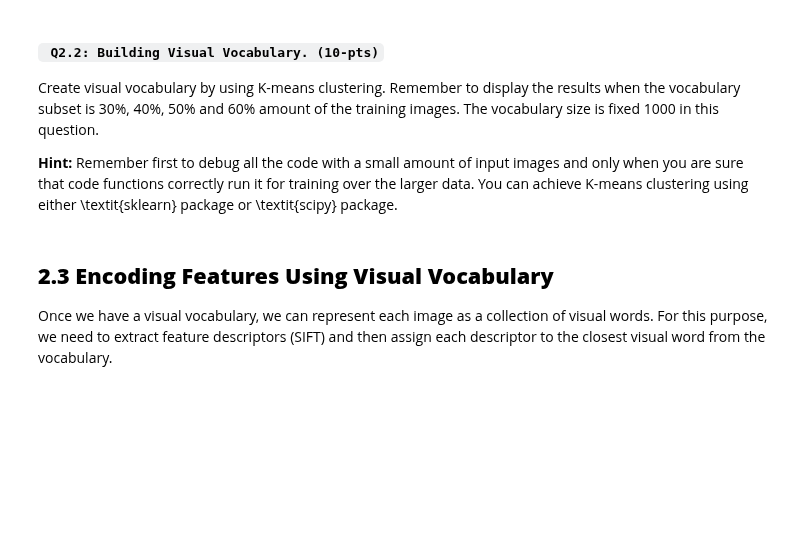
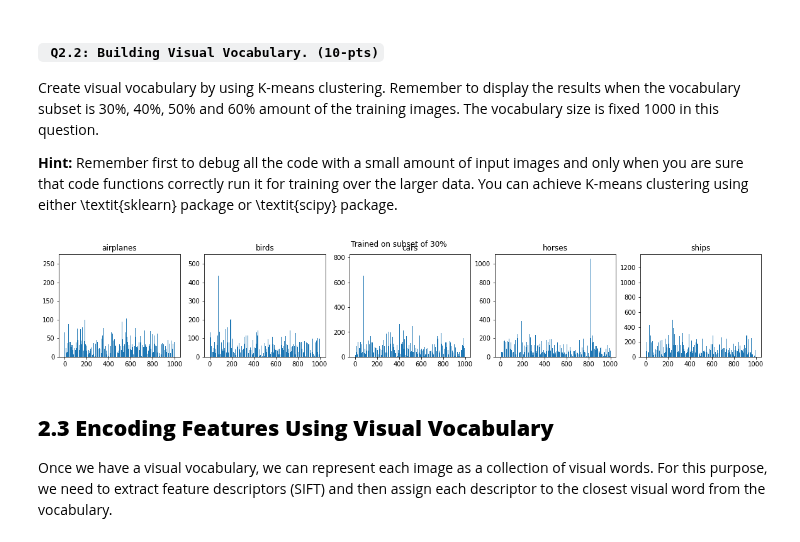
Before and after one commit to joangog/computer-vision-1, a Jupyter notebook: Final_Lab_Part_1/FinalLab_part1.ipynb, the cells around one changed output. Drawn from its saved outputs; the diff is of its cells as text; code cells hidden in the pictures; blank space fills up the shorter version.

```diff
--- a/Final_Lab_Part_1/FinalLab_part1.ipynb
+++ b/Final_Lab_Part_1/FinalLab_part1.ipynb
@@ -152,12 +165,84 @@ Here, we will obtain visual words by clustering feature descriptors, so each clu
 Create visual vocabulary by using K-means clustering. Remember to display the results when the vocabulary subset is 30\%, 40\%, 50\% and 60\% amount of the training images. The vocabulary size is fixed 1000 in this question.
 
 **Hint:** Remember first to debug all the code with a small amount of input images and only when you are sure that code functions correctly run it for training over the larger data. You can achieve K-means clustering using either \textit{sklearn} package or \textit{scipy} package.
-# %%
-######################
-# code
-######################
-K = 1000
-subset = [*airplane_images[:100], *bird_images[:100], *car_images[:100], *horse_images[:100], *ship_images[:100]]
+# %%
+######################
+# code
+######################
+
+import collections
+
+K = 1000
+subset1 = [*airplanes[:100], *birds[:100], *cars[:100], *horses[:100], *ships[:100]]
+image_dict = {'airplanes':airplanes[100:], 'birds':birds[100:] ,'cars':cars[100:], 'horses':horses[100:], 'ships':ships[100:]}
+rest = [*airplanes[100:], *birds[100:], *cars[100:], *horses[100:], *ships[100:]]
+# np.random.shuffle(subset)
+
+# features, descriptors = Keypoints_SIFT(subset[0])
+# for img in subset[1:]:
+#     feature, descriptor = Keypoints_SIFT(img)
+#     features = np.append(features, feature, axis = 0)
+#     descriptors = np.append(descriptors, descriptor, axis = 0)
+
+# # Each descriptor is a 128-element vector, so reshape into (n_clusters, 128)
+# # descriptors = np.reshape(descriptors, (len(descriptors)//128, 128))
+# print(descriptors.shape)
+
+def Visual_Vocab_DEMO():
+    for percentage in [30]:
+#     for percentage in [30, 40, 50, 60]:
+        ratio = int(np.rint(len(airplanes) / 100 * percentage))
+    #     print(int(ratio))
+        subset = [*airplanes[:ratio], *birds[:ratio], *cars[:ratio], *horses[:ratio], *ships[:ratio]]
+        validate = {'airplanes':airplanes[ratio:], 'birds':birds[ratio:] ,'cars':cars[ratio:], 'horses':horses[ratio:], 'ships':ships[ratio:]}
+
+        train_features = Keypoints_SIFT(subset[0])[1]
+        for img in subset[1:]:
+            _, des = Keypoints_SIFT(img)
+            train_features = np.append(train_features, des, axis = 0)
+
+        kmeans = MiniBatchKMeans(K, init_size = K*3, max_iter=8)
+        kmeans.fit(train_features)
+        visual_words = kmeans.cluster_centers_
+
+        descriptorinos = []
+        cc = 0
+        fig, axs = plt.subplots(1, 5, figsize = (20, 3))
+        for label, images in validate.items():
+            for img in validate['airplanes']:
+                _, des = Keypoints_SIFT(img)
+                descriptorinos.append(np.array(des))
+            d = collections.Counter(kmeans.predict(np.vstack(descriptorinos)))
+            axs[cc].bar(d.keys(), d.values())
+            axs[cc].set_title(label)
+            cc += 1
+        plt.suptitle('Trained on subset of {}%'.format(percentage))
+        plt.show()
+#     fig, axs = plt.subplots(1, 5, figsize = (20, 3))
+#     cc = 0
+#     for label, images in validate.items():
+#         counts = np.zeros(K)
+#         validate_features = np.array([])
+#         for img in images:
+#             _, des = Keypoints_SIFT(img)
+#             np.add.at(counts, kmeans.predict(des), 1)
+#         axs[cc].hist(counts)
+#         axs[cc].set_title(label)
+#         cc += 1
+#     plt.show()
+#             validate_features = np.append(validate_features, des, axis = 0)
+#         predict = kmeans.predict(validate_features)
+
+
+# fig = plt.figure(figsize=(10, 5))
+# for i in range(len(input_image)):
+# plt.subplot(1, 4, i+1)
+# fig, axs = plt.subplots(1,4,figsize=(20,3))
+# axs[0].imshow(img)
+# axs[0].set_title('Original image')
+Visual_Vocab_DEMO()
+# %% [output]
+[figure, added]
 # %% [markdown]
 ## **2.3 Encoding Features Using Visual Vocabulary**
 
```
Also changed, not shown: parts of 2 cells of this notebook.
